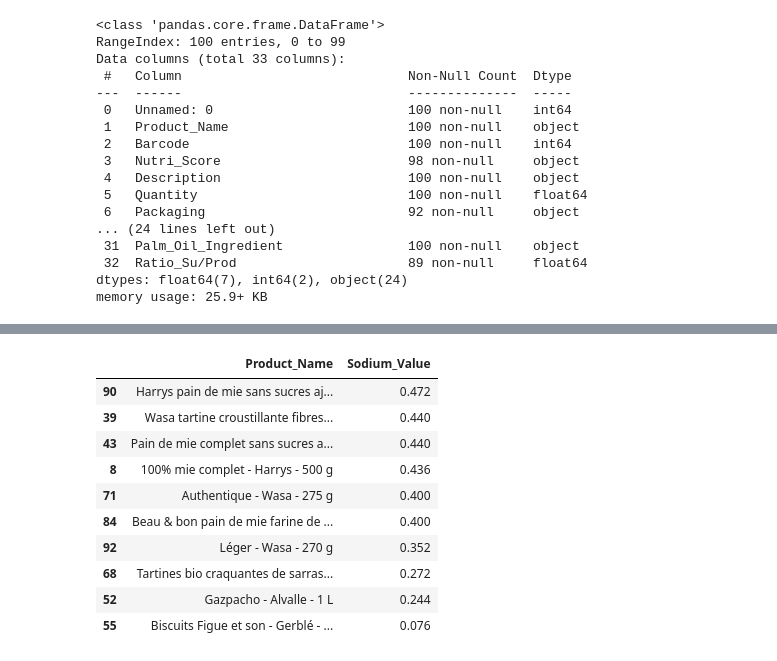
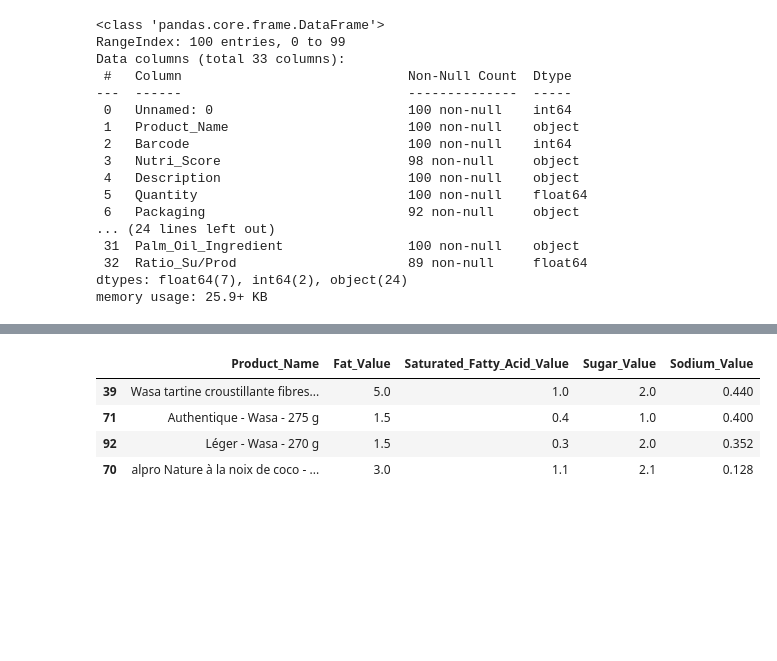
Before and after one commit to DorianKeds/DataAnalyseOFF, a Jupyter notebook: Dorian_KEDDAR_OFF_Analyse.ipynb, the cells around one changed output, grey strips where cells are left out. Drawn from its saved outputs; the diff is of its cells as text; code cells hidden in the pictures; blank space fills up the shorter version.

```diff
--- a/Dorian_KEDDAR_OFF_Analyse.ipynb
+++ b/Dorian_KEDDAR_OFF_Analyse.ipynb
@@ -295,15 +268,12 @@ nutriA_Su.filter(items = ['Product_Name', 'Sugar_Value'])
-# %%
-nutriA_So = df[df.Nutri_Score == 'A'].nlargest(10, 'Sodium_Value')
-nutriA_So.filter(items = ['Product_Name', 'Sodium_Value'])
-# %% [output]
-|  | Product_Name | Sodium_Value |
-| 90 | Harrys pain de mie sans sucres aj... | 0.472 |
-| 39 | Wasa tartine croustillante fibres... | 0.440 |
-| 43 | Pain de mie complet sans sucres a... | 0.440 |
-| 8 | 100% mie complet - Harrys - 500 g | 0.436 |
-| 71 | Authentique - Wasa - 275 g | 0.400 |
-| 84 | Beau & bon pain de mie farine de ... | 0.400 |
-| 92 | Léger - Wasa - 270 g | 0.352 |
-| 68 | Tartines bio craquantes de sarras... | 0.272 |
-| 52 | Gazpacho - Alvalle - 1 L | 0.244 |
-| 55 | Biscuits Figue et son - Gerblé - ... | 0.076 |
+# %%
+EcoScoreA = df[df.Eco_Score == 'Eco-score A'].nlargest(10, 'Fat_Value')
+EcoScoreA_Sat = EcoScoreA.nlargest(10, 'Saturated_Fatty_Acid_Value')
+EcoScoreA_Su = EcoScoreA_Sat.nlargest(10, 'Sugar_Value')
+EcoScoreA_So = EcoScoreA_Su.nlargest(10, 'Sodium_Value')
+EcoScoreA_So.filter(items = ['Product_Name','Fat_Value', 'Saturated_Fatty_Acid_Value', 'Sugar_Value', 'Sodium_Value'])
+# %% [output]
+|  | Product_Name | Fat_Value | Saturated_Fatty_Acid_Value | Sugar_Value | Sodium_Value |
+| 39 | Wasa tartine croustillante fibres... | 5.0 | 1.0 | 2.0 | 0.440 |
+| 71 | Authentique - Wasa - 275 g | 1.5 | 0.4 | 1.0 | 0.400 |
+| 92 | Léger - Wasa - 270 g | 1.5 | 0.3 | 2.0 | 0.352 |
+| 70 | alpro Nature à la noix de coco - ... | 3.0 | 1.1 | 2.1 | 0.128 |
```
Also changed, not shown: parts of 4 cells of this notebook.
